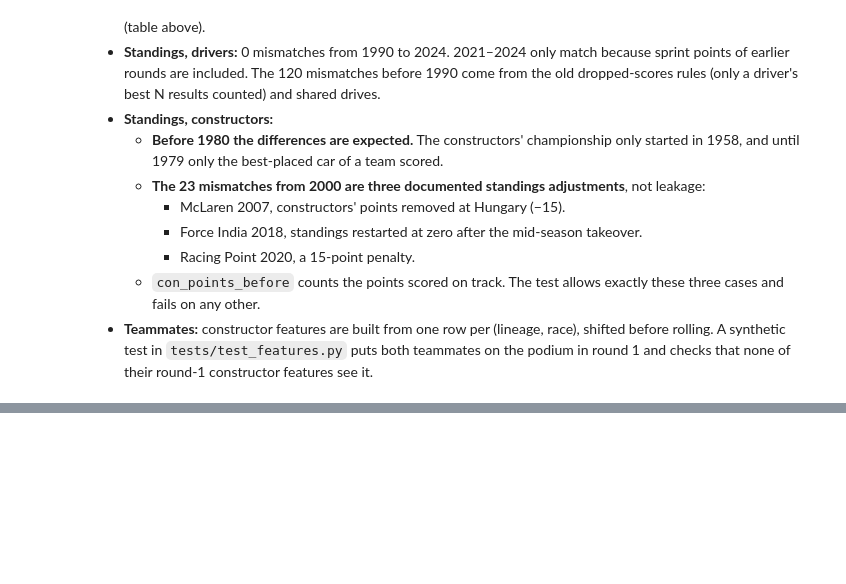
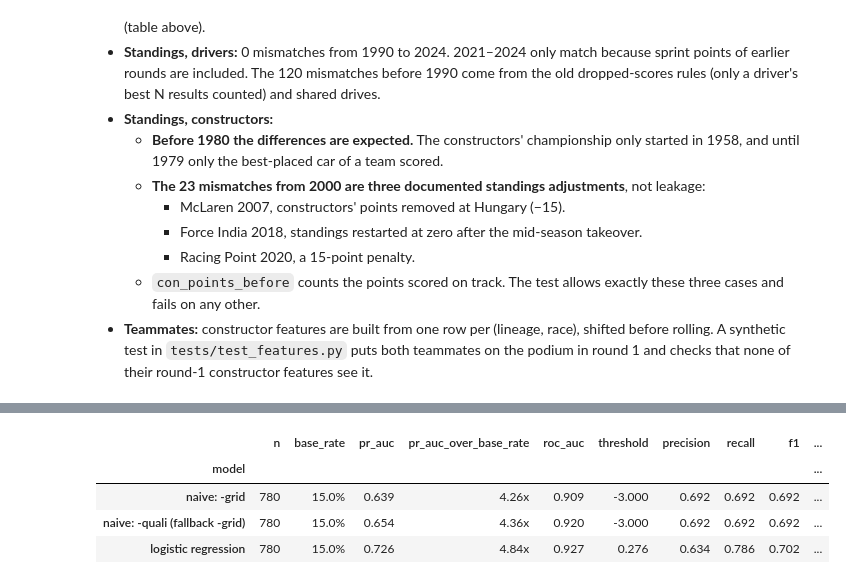
Before and after one commit to YShimy/f1-podium, a Jupyter notebook: notebooks/milestone1.ipynb, the cells around one changed output, grey strips where cells are left out. Cells and saved outputs as stored; diff of their text form; code cells hidden in the pictures; blank space fills up the shorter version.

```diff
--- a/notebooks/milestone1.ipynb
+++ b/notebooks/milestone1.ipynb
@@ -3077,0 +3098,27 @@ points_before vs previous-round standings, mismatches by decade:
+# %%
+from f1podium import evaluation as ev
+from f1podium import models as mdl
+
+final_test_path = config.RESULTS_DIR / ev.FINAL_TEST_FILE
+def _file_state(path):
+    return path.stat().st_mtime_ns if path.exists() else None
+test_log_before = _file_state(final_test_path)
+
+val_rows, fitted = [], {}
+for name, model in mdl.baseline_models().items():
+    row, fitted[name] = ev.evaluate_on_validation(name, model, meta, X, y)
+    val_rows.append(row)
+val_table = pd.DataFrame(val_rows).set_index("model")[
+    ["n", "base_rate", "pr_auc", "pr_auc_over_base_rate", "roc_auc", "threshold", "precision", "recall", "f1",
+     "predicted_positive_share"]]
+assert val_table["n"].nunique() == 1 and (val_table["n"] == len(ev.split_rows(meta, "validation"))).all()
+assert _file_state(final_test_path) == test_log_before, "this section must not write test results"
+display(val_table.style.format({"base_rate": "{:.1%}", "pr_auc": "{:.3f}", "pr_auc_over_base_rate": "{:.2f}x",
+                                "roc_auc": "{:.3f}", "threshold": "{:.3f}", "precision": "{:.3f}",
+                                "recall": "{:.3f}", "f1": "{:.3f}", "predicted_positive_share": "{:.1%}"}))
+# %% [output]
+|  | n | base_rate | pr_auc | pr_auc_over_base_rate | roc_auc | threshold | precision | recall | f1 | ... |
+| model |  |  |  |  |  |  |  |  |  | ... |
+| naive: -grid | 780 | 15.0% | 0.639 | 4.26x | 0.909 | -3.000 | 0.692 | 0.692 | 0.692 | ... |
+| naive: -quali (fallback -grid) | 780 | 15.0% | 0.654 | 4.36x | 0.920 | -3.000 | 0.692 | 0.692 | 0.692 | ... |
+| logistic regression | 780 | 15.0% | 0.726 | 4.84x | 0.927 | 0.276 | 0.634 | 0.786 | 0.702 | ... |
```
Also changed, not shown: parts of 6 cells of this notebook, 1 other file.
